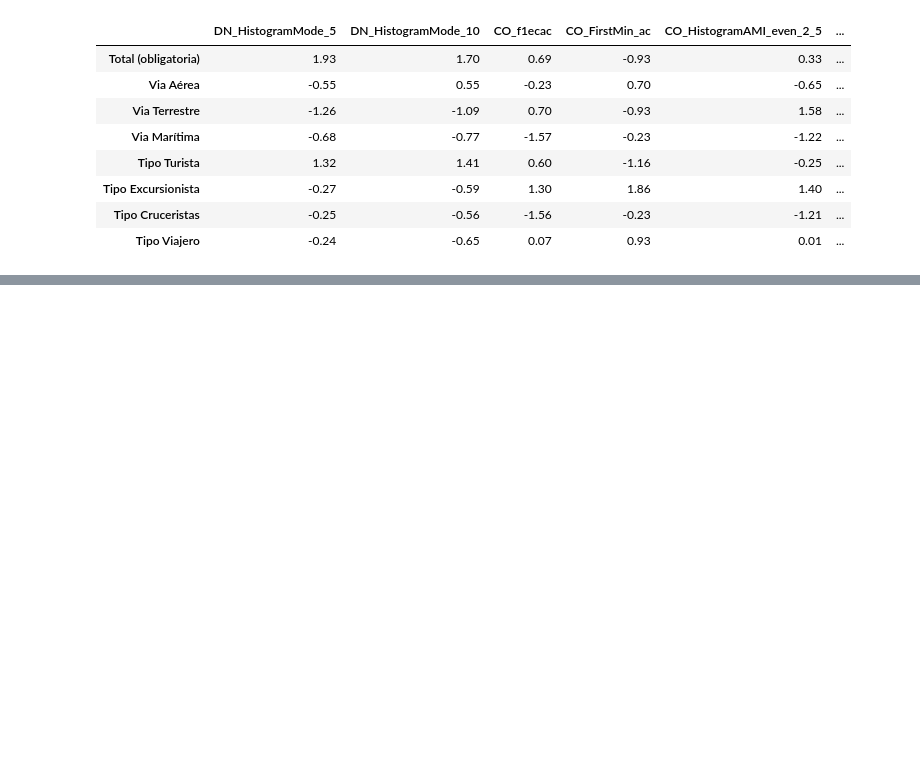
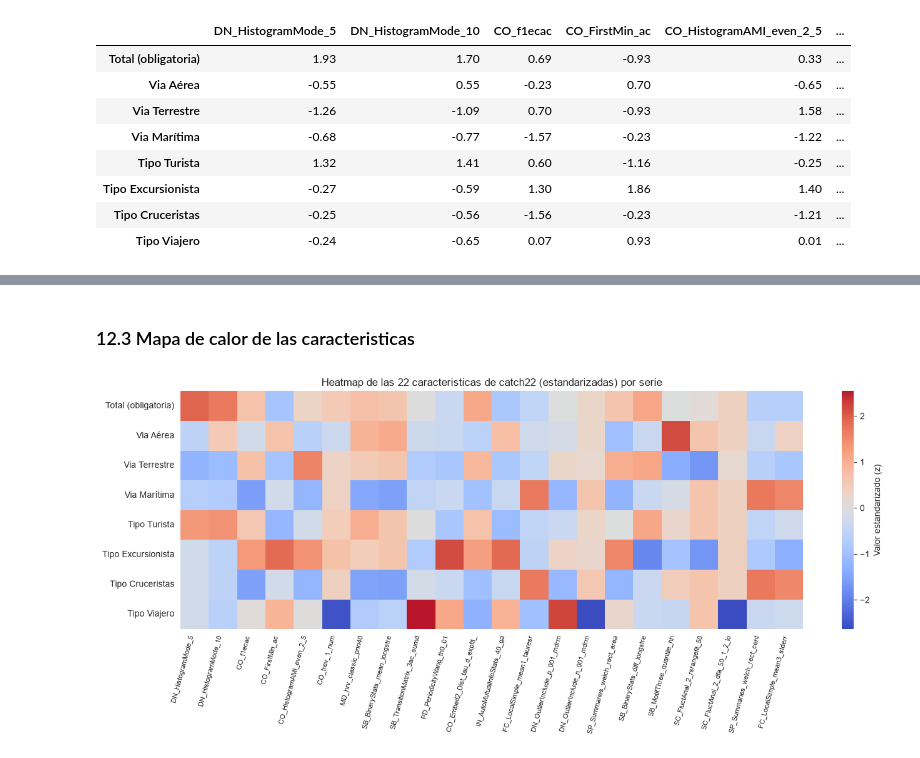
Before and after one commit to DavidDominguez-11/DS-Lab1, a Jupyter notebook: Lab2_Deep_Learning_CC3084.ipynb, the cells around one changed output, grey strips where cells are left out. Cells and saved outputs as stored; diff of their text form; code cells hidden in the pictures; blank space fills up the shorter version.

```diff
--- a/Lab2_Deep_Learning_CC3084.ipynb
+++ b/Lab2_Deep_Learning_CC3084.ipynb
@@ -683,0 +799,13 @@ Matriz catch22: 8 series x 22 caracteristicas
+# %% [markdown]
+### 12.3 Mapa de calor de las caracteristicas
+# %%
+plt.figure(figsize=(14, 6))
+sns.heatmap(matriz_z, cmap='coolwarm', center=0, annot=False,
+            xticklabels=[f"{c[:28]}" for c in matriz_z.columns], cbar_kws={'label': 'Valor estandarizado (z)'})
+plt.title('Heatmap de las 22 caracteristicas de catch22 (estandarizadas) por serie')
+plt.xticks(rotation=75, ha='right', fontsize=8)
+plt.yticks(rotation=0)
+plt.tight_layout()
+plt.show()
+# %% [output]
+[figure, added]
```
Also changed, not shown: parts of 11 cells of this notebook.
